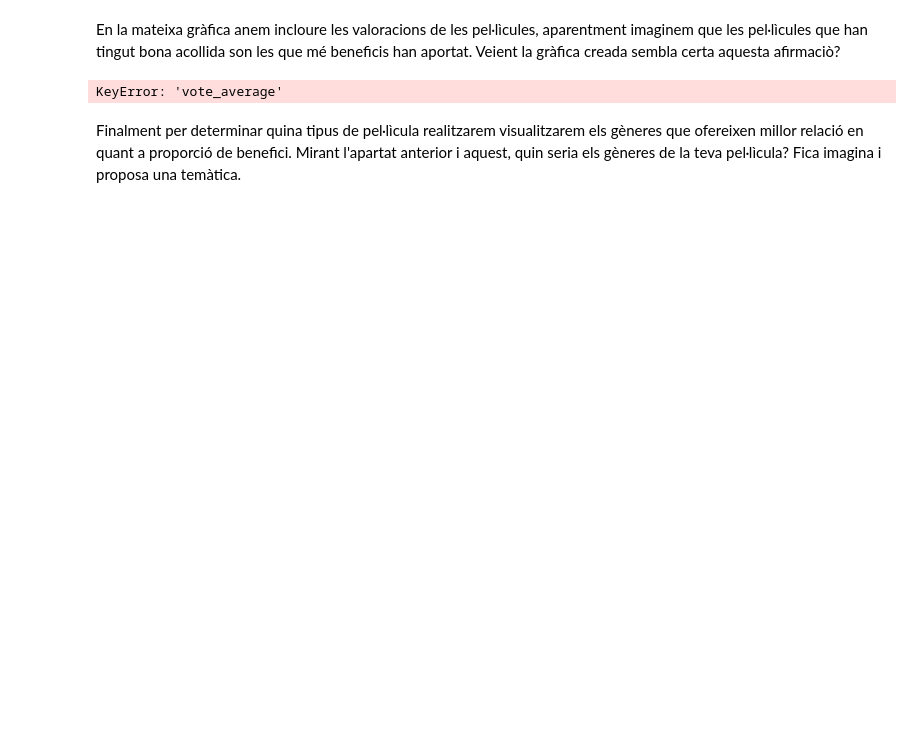
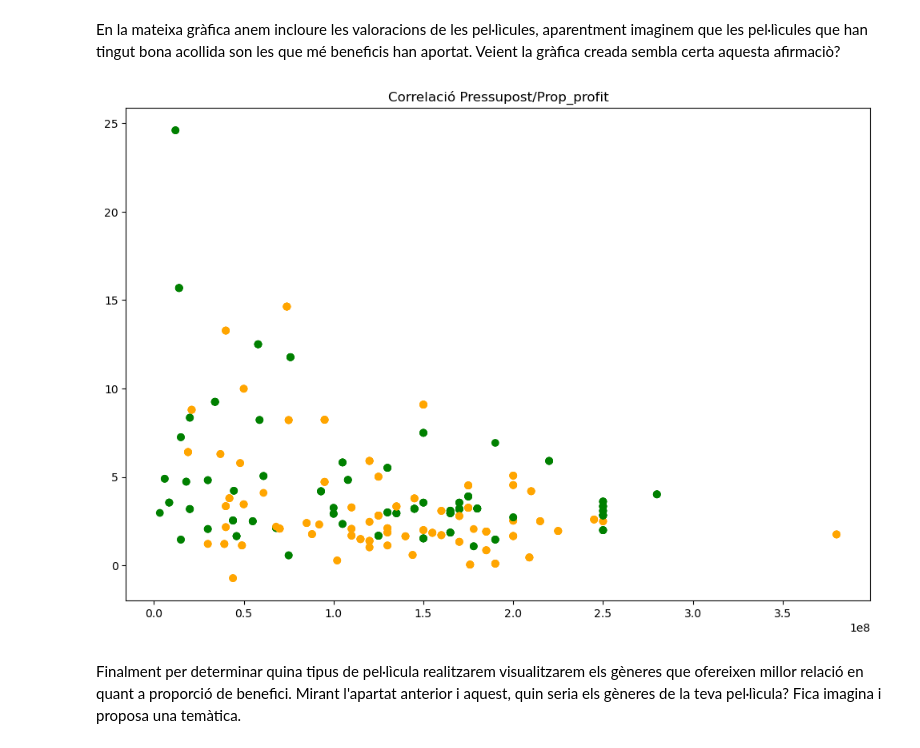
Before and after one commit to gcfp/M03, a Jupyter notebook: projecte-evaluable-1/EDA_Movies_alum.ipynb, the cells around one changed output. Saved outputs shown, nothing was run; the diff lists cells and outputs as text; code cells hidden in the pictures; blank space fills up the shorter version.

```diff
--- a/projecte-evaluable-1/EDA_Movies_alum.ipynb
+++ b/projecte-evaluable-1/EDA_Movies_alum.ipynb
@@ -291,29 +291,29 @@ En la mateixa gràfica anem incloure les valoracions de les pel·lìcules, apare
 # %%
 #Hem de crear una llista de color per cada pel·lìcula
 colors=[]
 
 # Iteració sobre cada fila del dataset, si vote_average >= 7 --> verd / >=5 taronja /5 vermell
-for n in movies_ds['vote_average']:
+for n in peliculesMesValorades2010['vote_average']:
     if (n >= 7):
         colors.append('green')
     elif (n < 5):
         colors.append('red')
     else:
         colors.append('orange')
 
 #Crea de nou la gràfica amb l'opció color
 
 # Set the figure style and initalize a new figure
 fig = plt.figure(figsize=(12,8))
 
 # Create a title and axis labels
 
 plt.title('Correlació Pressupost/Prop_profit')
-plt.scatter(movies_ds['budget'], movies_ds['prop_profit'], c=colors)
+plt.scatter(peliculesMesValorades2010['budget'], peliculesMesValorades2010['prop_profit'], c=colors)
 # Show the plot
 plt.show()
 # %% [output]
-KeyError: 'vote_average'
+[figure, added]
 # %% [markdown]
 Finalment per determinar quina tipus de pel·lìcula realitzarem visualitzarem els gèneres que ofereixen millor relació en quant a proporció de benefici. Mirant l'apartat anterior i aquest, quin seria els gèneres de la teva pel·lìcula? Fica imagina i proposa una temàtica.
 # %%
```
Also changed, not shown: parts of 7 cells of this notebook.
